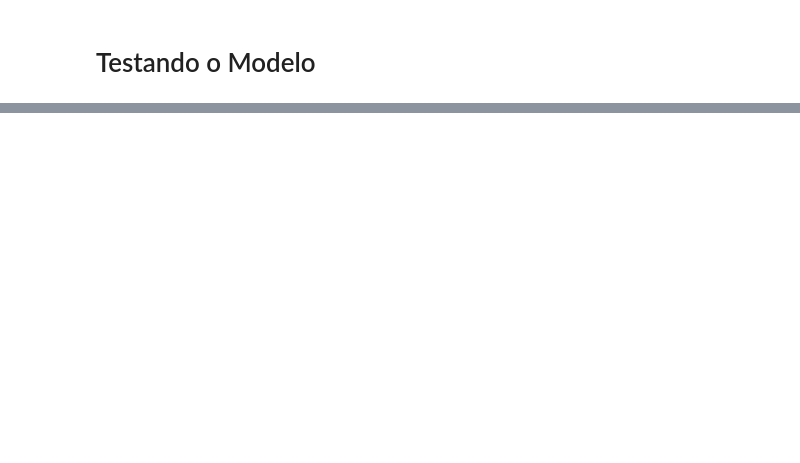
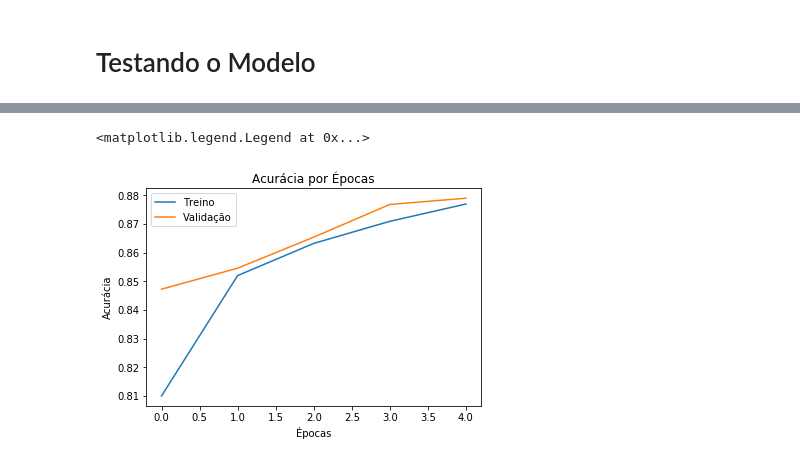
Before and after one commit to paulovbpo/deep_learning_keras, a Jupyter notebook: Deep_Learning_Keras_Classificação_Roupas.ipynb, the cells around one changed output, grey strips where cells are left out. Saved outputs shown, nothing was run; the diff lists cells and outputs as text; code cells hidden in the pictures; blank space fills up the shorter version.

```diff
--- a/Deep_Learning_Keras_Classificação_Roupas.ipynb
+++ b/Deep_Learning_Keras_Classificação_Roupas.ipynb
@@ -76,0 +165,5 @@ Epoch 5/5
+# %%
+# mudando o índice de 0 para 1 passa a mostrar os vieses(bias) da mesma camada
+# o bias mede a distância que falta para o resultado esperado
+vieses_camada_dense = modelo.layers[1].get_weights()[1]
+vieses_camada_dense
@@ -113,0 +241,4 @@ modelo.evaluate(x_teste,y_teste)
+# %%
+pesos_camada_dense_zerados = np.zeros((784, 256))
+
+pesos_camada_dense_zerados
@@ -113,0 +253,4 @@ modelo.evaluate(x_teste,y_teste)
+# %%
+modelo.layers[1].set_weights([pesos_camada_dense_zerados, vieses_camada_dense])
+
+modelo.layers[1].get_weights()
@@ -113,0 +291,10 @@ modelo.evaluate(x_teste,y_teste)
+# %%
+plt.plot(historico.history['acc'])
+plt.plot(historico.history['val_acc'])
+plt.title('Acurácia por Épocas')
+plt.xlabel('Épocas')
+plt.ylabel('Acurácia')
+plt.legend(['Treino','Validação'])
+# %% [output]
+<matplotlib.legend.Legend at 0x...>
+[figure, added]
```
Also changed, not shown: parts of 31 cells of this notebook.
